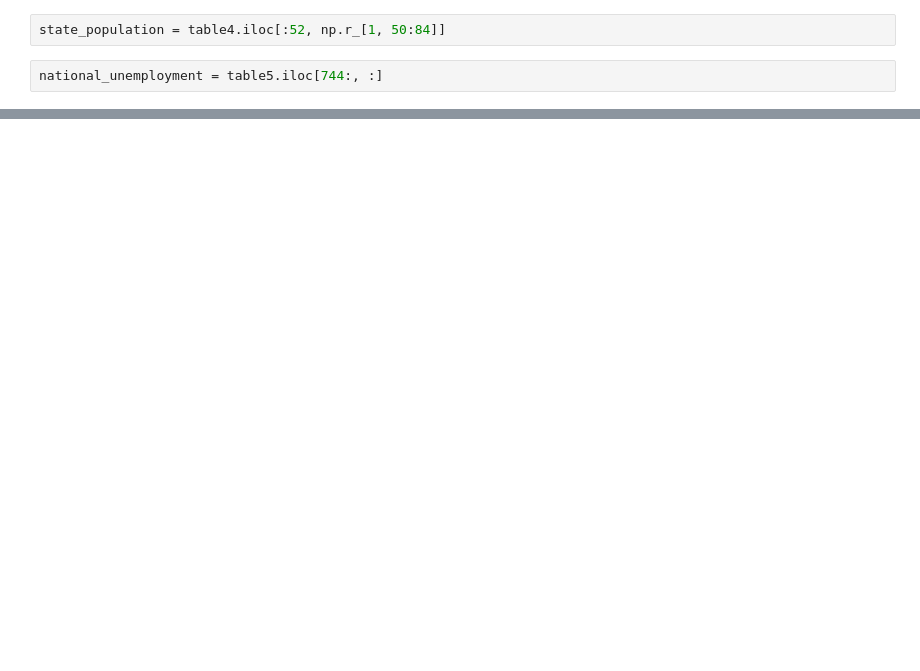
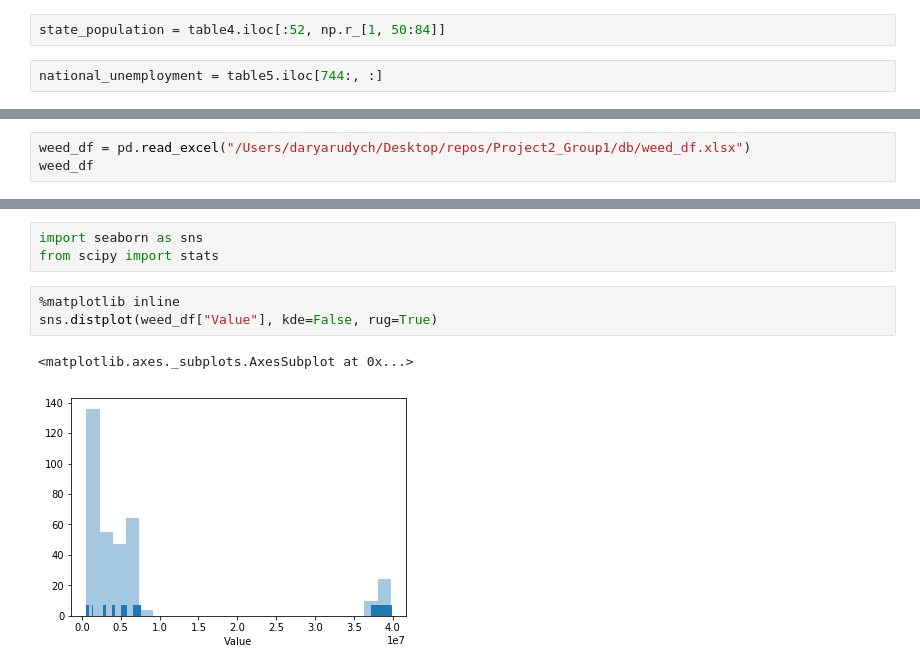
Before and after one commit to bowielh/Project2_Group1, a Jupyter notebook: CleaningData.ipynb, the cells around one changed output, grey strips where cells are left out. Drawn from its saved outputs; the diff is of its cells as text; blank space fills up the shorter version.

```diff
--- a/CleaningData.ipynb
+++ b/CleaningData.ipynb
@@ -180,0 +151,3 @@ state_unemployment.to_sql("state_unemployment", conn, if_exists="replace")
+# %%
+weed_df = pd.read_excel("/Users/daryarudych/Desktop/repos/Project2_Group1/db/weed_df.xlsx")
+weed_df
@@ -180,0 +204,9 @@ state_unemployment.to_sql("state_unemployment", conn, if_exists="replace")
+# %%
+import seaborn as sns
+from scipy import stats
+# %%
+%matplotlib inline
+sns.distplot(weed_df["Value"], kde=False, rug=True)
+# %% [output]
+<matplotlib.axes._subplots.AxesSubplot at 0x...>
+[figure, added]
```
Also changed, not shown: parts of 30 cells of this notebook, 5 other files.
